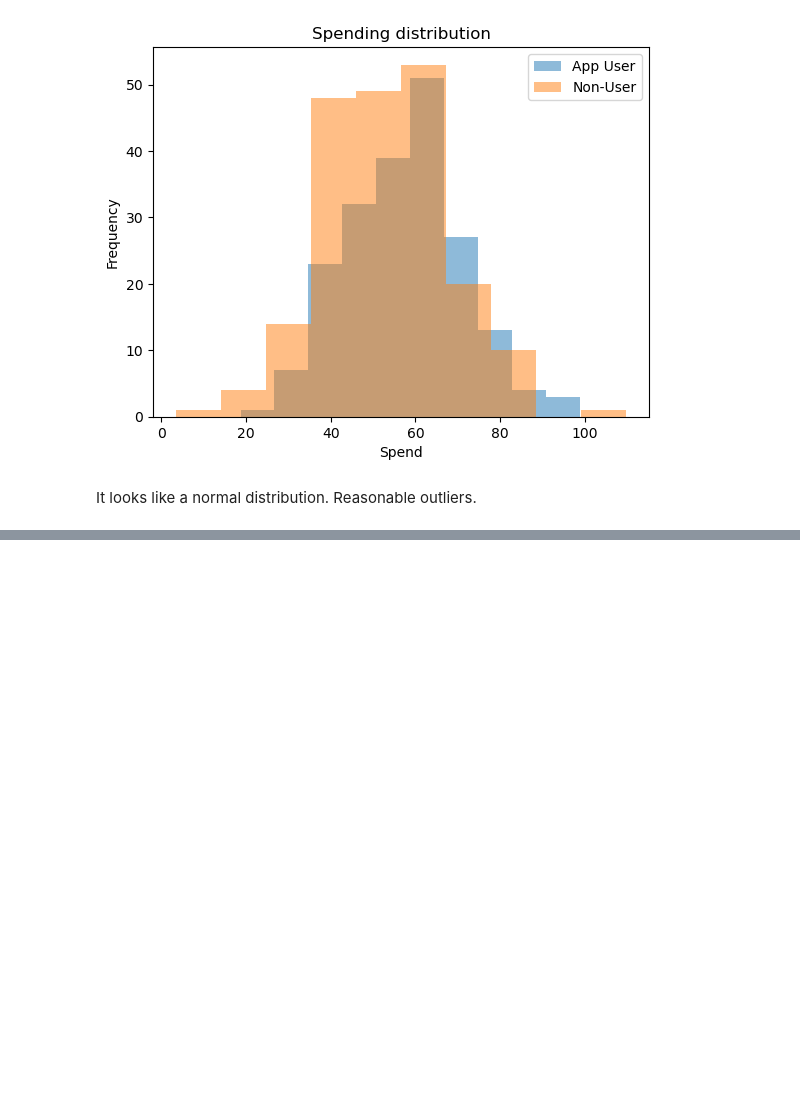
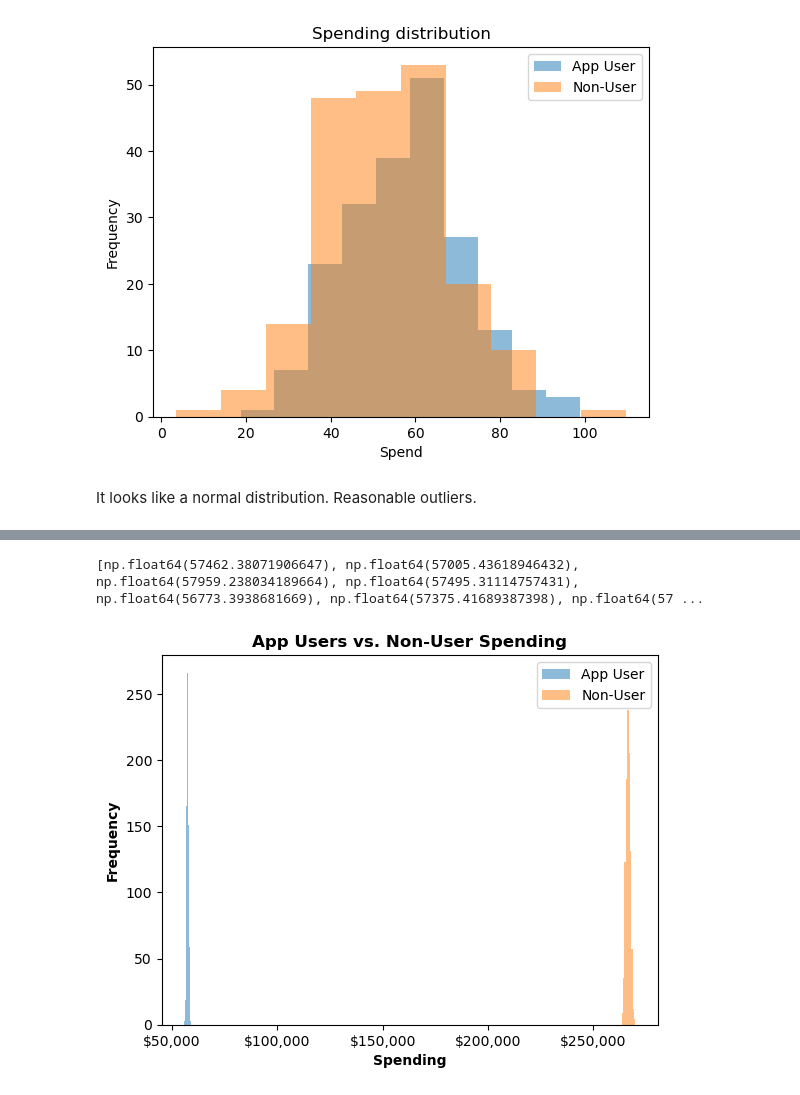
Before and after one commit to SMcLeaish/hypothesis-simulation-casestudy, a Jupyter notebook: hypothesis-simulation.ipynb, the cells around one changed output, grey strips where cells are left out. Saved outputs shown, nothing was run; the diff lists cells and outputs as text; code cells hidden in the pictures; blank space fills up the shorter version.

```diff
--- a/hypothesis-simulation.ipynb
+++ b/hypothesis-simulation.ipynb
@@ -50,0 +109,11 @@ It looks like a normal distribution. Reasonable outliers.
+# %%
+# Part 3 – Simulating Best-Case and Worst-Case Monthly Profit
+# 1. Use the mean and standard deviation for each group that you observed in your sample.
+# 	Hint: your loc and scale for your normal distribution should be derived
+# 	from the mean and std of your samples in the freshmart_spend.csv
+
+# App users: 57.388436	13.965059
+au_normal = np.random.normal(loc=57.388436, scale=13.965059)
+
+# Non-users: 53.288023	14.805057
+nu_normal = np.random.normal(loc=53.288023, scale=14.805057)
@@ -50,0 +125,60 @@ It looks like a normal distribution. Reasonable outliers.
+# %%
+# 3. Simulate 1,000 scenarios for total revenue:
+# 	The simulation should simulate the individual spending for 1,000 App Users plus the individual spending for 5,000 Non-App Users.
+# 	You should do this simulation of both groups 1,000 times.
+# 	For each scenario, draw 1,000 spending amounts for App Users from a normal distribution (use your sample mean and std).
+# 	Draw 5,000 spending amounts for Non-Users from a normal distribution (use your sample mean and std).
+
+# 4. Subtract the fixed cost from each scenario’s total revenue to get profit.
+# 	Hint: Locate the fixed costs for the business above
+# 	Sum both to get total revenue for that scenario.
+
+def simulation(app_user_count, non_user_count, repetitions):
+
+	au_list = []
+	nu_list = []
+	revenue_list = []
+
+	# Set up loop
+	while repetitions > 0:
+
+		# Normal distributions for both groups
+		au_normal = np.random.normal(loc=57.388436, scale=13.965059, size=app_user_count)
+		nu_normal = np.random.normal(loc=53.288023, scale=14.805057, size=non_user_count)
+
+		# Sum the trials
+		au_sum = au_normal.sum()
+		nu_sum = nu_normal.sum()
+
+		# Add the sum to a list
+		au_list.append(au_sum)
+		nu_list.append(nu_sum)
+
+		# Subtract the fixed cost from sum
+		revenue = au_sum + nu_sum - 292000
+
+		# Add revenue to list
+		revenue_list.append(revenue)
+
+		# Decrement loop counter
+		repetitions -= 1
+
+	# Returns three numbers
+	return au_list, nu_list, revenue_list
+
+thousand_au, thousand_nu, thousand_rev = simulation(1000, 5000, 1000)
+print(thousand_au, thousand_nu)
+
+# Histogram check
+fig, ax = plt.subplots()
+ax.hist(thousand_au, alpha=0.5, label='App User')
+ax.hist(thousand_nu, alpha=0.5, label='Non-User')
+ax.set_title("App Users vs. Non-User Spending", weight="bold")
+ax.set_xlabel('Spending', weight="bold")
+ax.set_ylabel('Frequency', weight="bold")
+ax.xaxis.set_major_formatter(StrMethodFormatter('${x:,.0f}'))
+ax.legend()
+plt.show()
+# %% [output]
+[np.float64(57462.38071906647), np.float64(57005.43618946432), np.float64(57959.238034189664), np.float64(57495.31114757431), np.float64(56773.3938681669), np.float64(57375.41689387398), np.float64(57 ...
+[figure, added]
```
Also changed, not shown: parts of 17 cells of this notebook.
